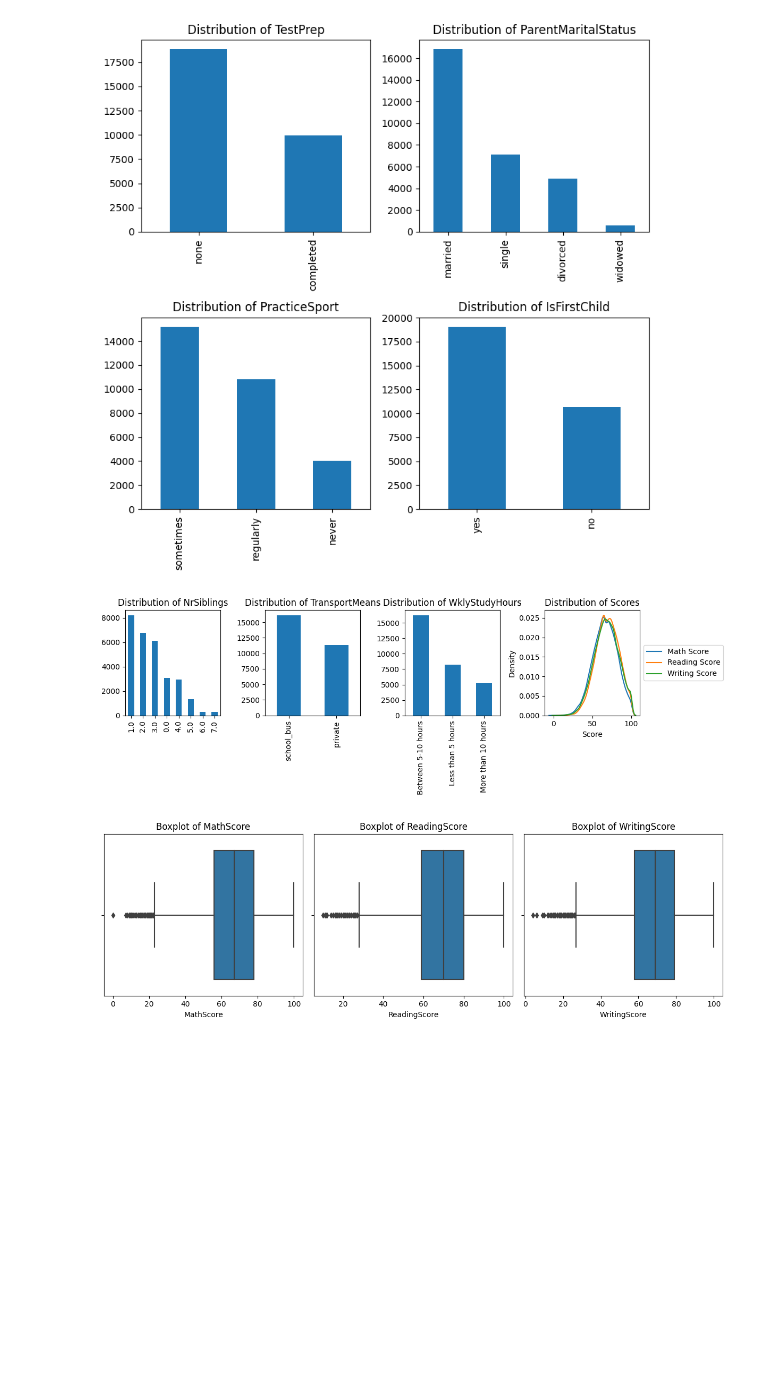
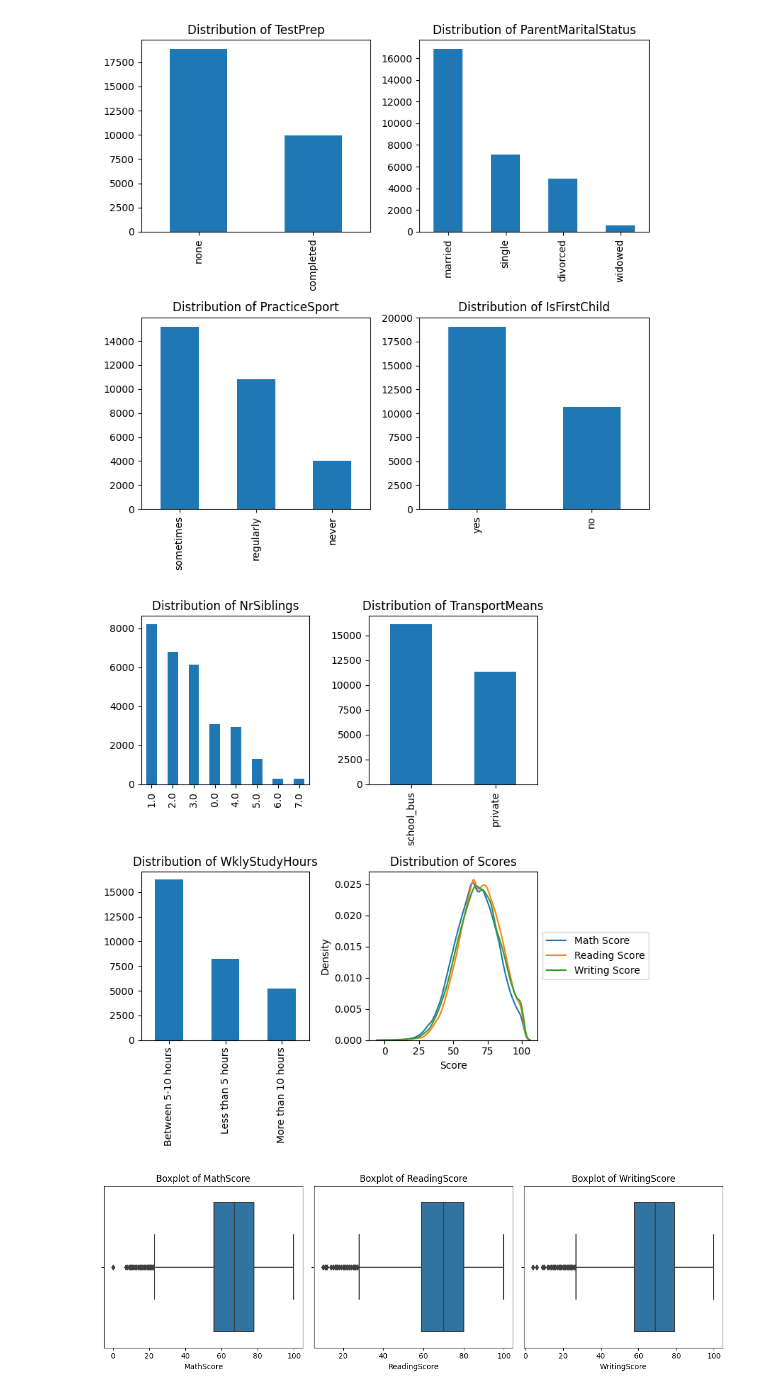
Before and after one commit to ASatya-J107/DS_Final_Project, a Jupyter notebook: Data_Science_Project_7_Exam_Score_Prediction_Model_Deployment.ipynb, the cells around one changed output. Saved outputs shown, nothing was run; the diff lists cells and outputs as text; code cells hidden in the pictures; blank space fills up the shorter version.

```diff
--- a/Data_Science_Project_7_Exam_Score_Prediction_Model_Deployment.ipynb
+++ b/Data_Science_Project_7_Exam_Score_Prediction_Model_Deployment.ipynb
@@ -262,8 +262,11 @@ dt.describe().style.format("{:.2f}")
 
 ---
 # %%
-# Create a figure and 4x3 subplots (adjust figsize as needed)
-fig, axs = plt.subplots(1, 4, figsize=(16, 4))
+# Create a figure and 2x2 subplots (adjust figsize as needed)
+fig, axs = plt.subplots(2, 2, figsize=(8, 8))
+
+# Flatten the axs array to make it easier to access individual subplots
+axs = axs.flatten()
 
 # Iterate over the columns and create the distribution plots
 columns = ['Gender', 'EthnicGroup', 'ParentEduc', 'LunchType']
@@ -303,47 +306,47 @@ plt.show()
 # %% [output]
 [figure]
 # %%
-import matplotlib.pyplot as plt
-import seaborn as sns
+# Create a figure and 2x2 subplots (adjust figsize as needed)
+fig, axs = plt.subplots(2, 2, figsize=(8, 8))
 
-# Create a figure and 3x4 subplots (adjust figsize as needed)
-fig, axs = plt.subplots(1, 4, figsize=(12, 4))
+# Flatten the axs array to make it easier to access individual subplots
+axs = axs.flatten()
 
-# Iterate over the columns and create the distribution plots
+# Iterate over the columns and create the distribution plots for the first three
 columns = ['NrSiblings', 'TransportMeans', 'WklyStudyHours']
 
 for i, col in enumerate(columns):
     ax = axs[i]
     dataset[col].value_counts().plot(kind='bar', ax=ax)
     ax.set_title(f"Distribution of {col}")
 
 # Add a new subplot (axs[3]) for the score distributions
 ax = axs[3]
 
 # Distribution plot of MathScore
 sns.distplot(dataset['MathScore'], hist=False, kde=True, label='Math Score')
 
 # Distribution plot of ReadingScore
 sns.distplot(dataset['ReadingScore'], hist=False, kde=True, label='Reading Score')
 
 # Distribution plot of WritingScore
 sns.distplot(dataset['WritingScore'], hist=False, kde=True, label='Writing Score')
 
 # Set axis labels and title for the score distributions
 ax.set_xlabel('Score')
 ax.set_ylabel('Density')
 ax.set_title('Distribution of Scores')
 
 # Add a legend outside the chart
 ax.legend(loc='center left', bbox_to_anchor=(1, 0.5))
 
 # Adjust the spacing between subplots
 plt.tight_layout()
 
 # Display the combined distribution plots
 plt.show()
 # %% [output]
-[figure, old version]
+[figure, new version]
 # %%
 fig, axs = plt.subplots(1, 3, figsize=(12, 4))
 
```
Also changed, not shown: parts of 2 cells of this notebook.
